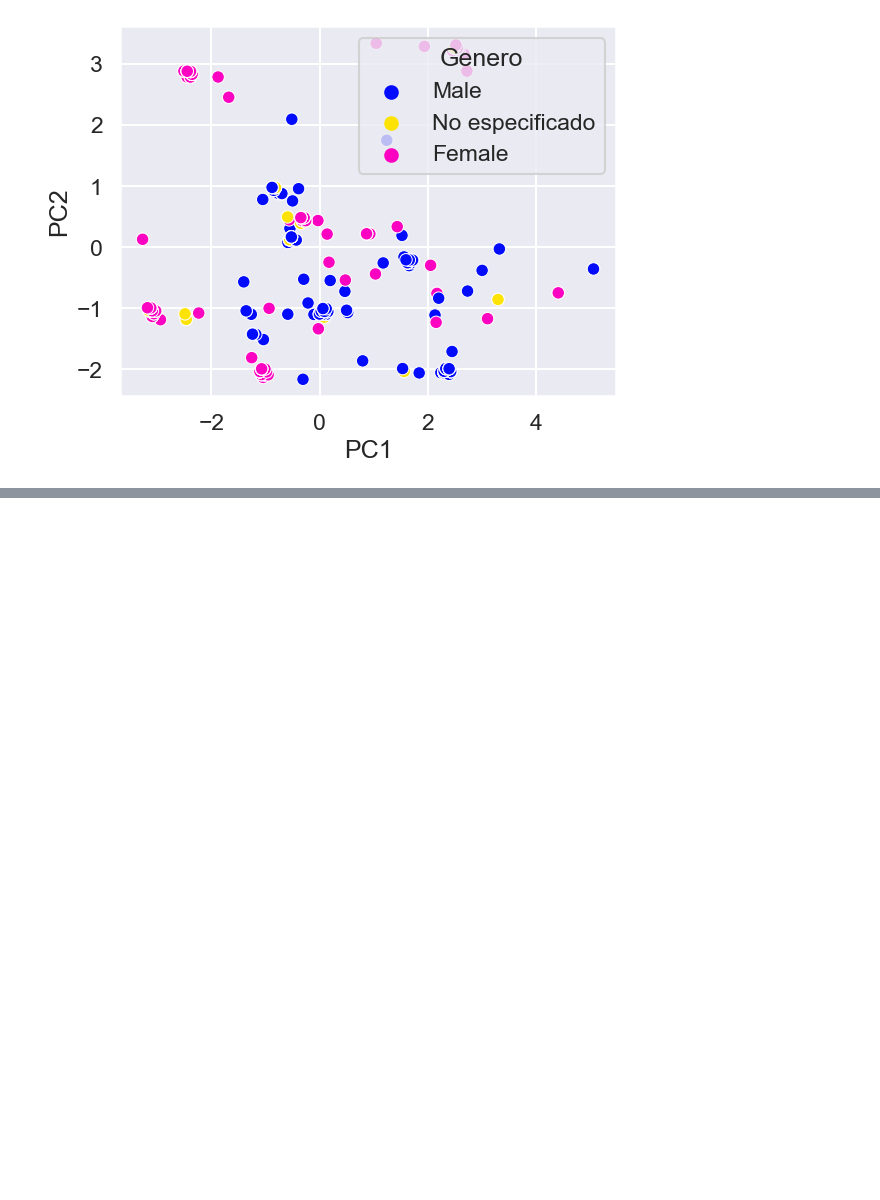
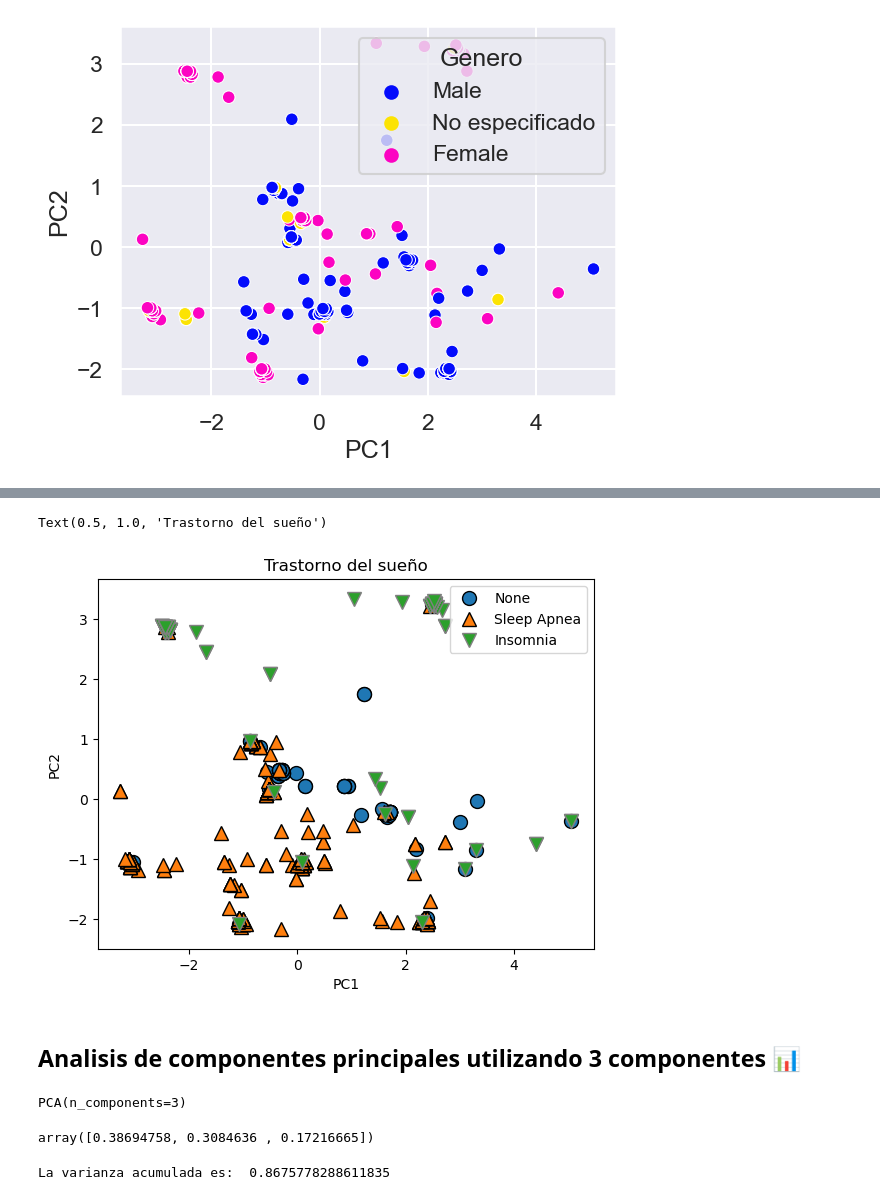
Before and after one commit to noelibaeza/cienciaDatos, a Jupyter notebook: salud_sueño.ipynb, the cells around one changed output, grey strips where cells are left out. Saved outputs shown, nothing was run; the diff lists cells and outputs as text; code cells hidden in the pictures; blank space fills up the shorter version.

```diff
--- a/salud_sueño.ipynb
+++ b/salud_sueño.ipynb
@@ -577,0 +622,22 @@ plt.show()
+# %%
+import mglearn
+%matplotlib inline
+
+mglearn.discrete_scatter(transformada[:, 0], transformada[:, 1], datos_limpios["Trastorno del sueño"])
+plt.legend(["None", "Sleep Apnea", "Insomnia"], loc="best")
+plt.xlabel("PC1")
+plt.ylabel("PC2")
+plt.title("Trastorno del sueño")
+
+# Agregar las flechas de los vectores propios
+# %% [output]
+Text(0.5, 1.0, 'Trastorno del sueño')
+[figure, added]
+# %% [markdown]
+## Analisis de componentes principales utilizando 3 componentes  📊
+# %%
+pca = PCA(n_components=3)
+
+pca.fit(datos_escalados)
+# %% [output]
+PCA(n_components=3)
@@ -577,0 +646,11 @@ plt.show()
+# %%
+# Varianza acumulada
+cum_var_exp = pca.explained_variance_ratio_
+cum_var_exp
+# %% [output]
+array([0.38694758, 0.3084636 , 0.17216665])
+# %%
+pca.explained_variance_ratio_.sum()
+print("La varianza acumulada es: ", pca.explained_variance_ratio_.sum())
+# %% [output]
+La varianza acumulada es:  0.8675778288611835
```
Also changed, not shown: parts of 14 cells of this notebook.
